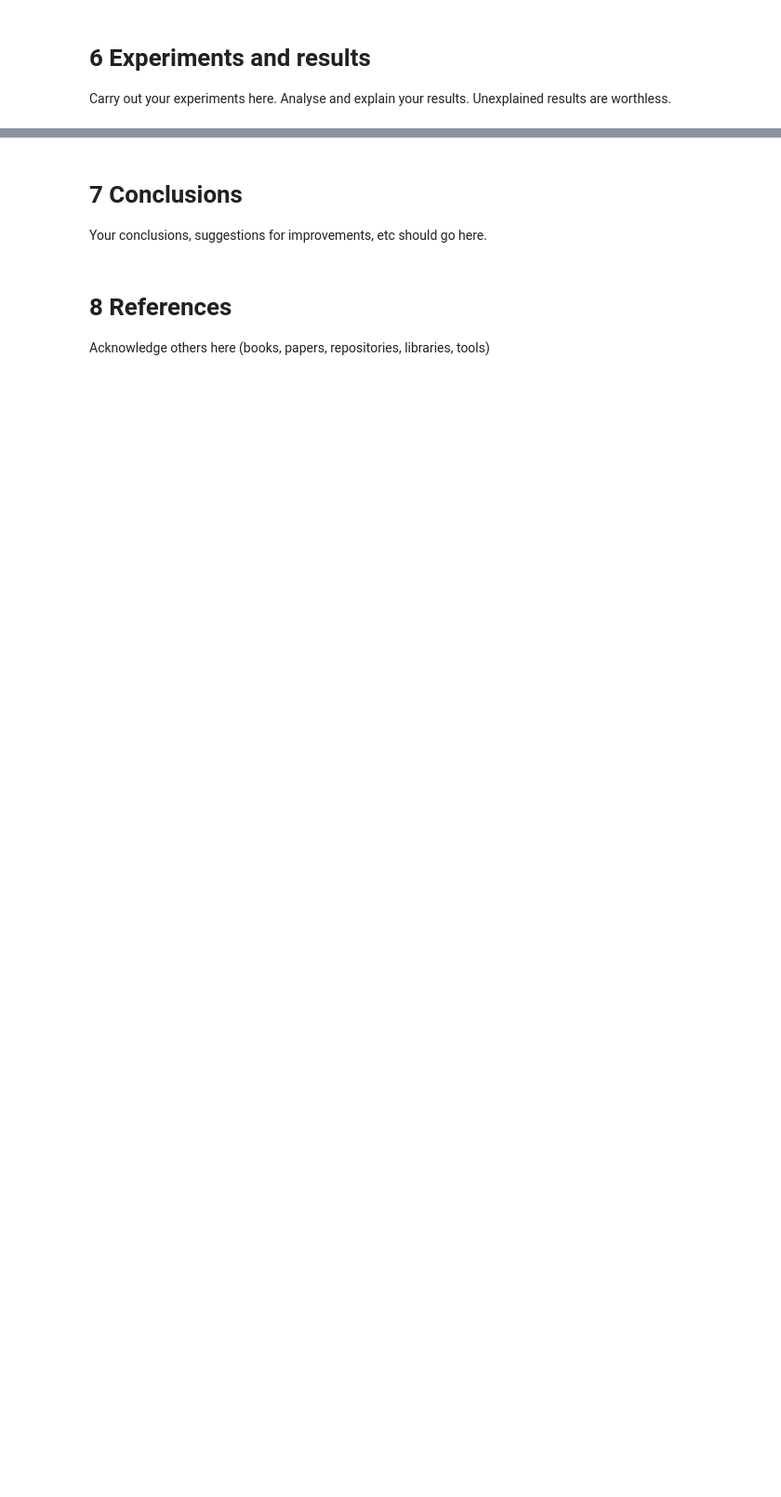
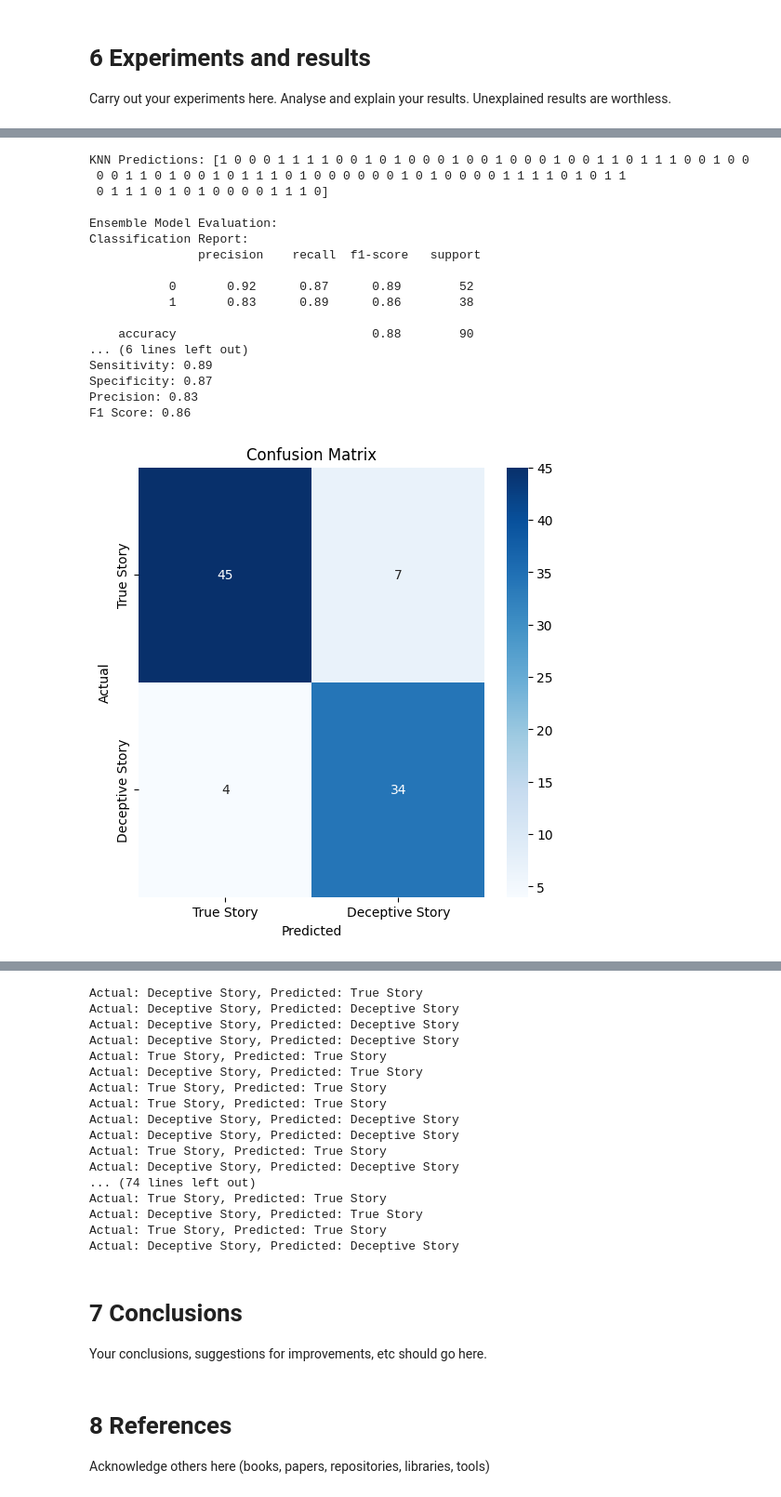
Before and after one commit to CharlesZZY/Truora, a Jupyter notebook: src/CBU5201_miniproject.ipynb, the cells around one changed output, grey strips where cells are left out. Shown at 93% size. Saved outputs shown, nothing was run; the diff lists cells and outputs as text; code cells hidden in the pictures; blank space fills up the shorter version.

```diff
--- a/src/CBU5201_miniproject.ipynb
+++ b/src/CBU5201_miniproject.ipynb
@@ -725,0 +945,24 @@ Actual: Deceptive Story, Predicted: True Story
+# %%
+pipeline.disable_nn()
+pipeline.disable_rf()
+pipeline.enable_knn()
+pipeline.evaluate(label_encoder, X_test, y_test)
+# %% [output]
+KNN Predictions: [1 0 0 0 1 1 1 1 0 0 1 0 1 0 0 0 1 0 0 1 0 0 0 1 0 0 1 1 0 1 1 1 0 0 1 0 0
+ 0 0 1 1 0 1 0 0 1 0 1 1 1 0 1 0 0 0 0 0 0 1 0 1 0 0 0 0 1 1 1 1 0 1 0 1 1
+ 0 1 1 1 0 1 0 1 0 0 0 0 1 1 1 0]
+
+Ensemble Model Evaluation:
+Classification Report:
+               precision    recall  f1-score   support
+
+           0       0.92      0.87      0.89        52
+           1       0.83      0.89      0.86        38
+
+    accuracy                           0.88        90
+... (6 lines left out)
+Sensitivity: 0.89
+Specificity: 0.87
+Precision: 0.83
+F1 Score: 0.86
+[figure, added]
@@ -726,3 +970,20 @@ Actual: Deceptive Story, Predicted: True Story
+Actual: Deceptive Story, Predicted: True Story
+Actual: Deceptive Story, Predicted: Deceptive Story
+Actual: Deceptive Story, Predicted: Deceptive Story
+Actual: Deceptive Story, Predicted: Deceptive Story
+Actual: True Story, Predicted: True Story
+Actual: Deceptive Story, Predicted: True Story
+Actual: True Story, Predicted: True Story
+Actual: True Story, Predicted: True Story
+Actual: Deceptive Story, Predicted: Deceptive Story
+Actual: Deceptive Story, Predicted: Deceptive Story
+Actual: True Story, Predicted: True Story
+Actual: Deceptive Story, Predicted: Deceptive Story
+... (74 lines left out)
+Actual: True Story, Predicted: True Story
+Actual: Deceptive Story, Predicted: True Story
+Actual: True Story, Predicted: True Story
+Actual: Deceptive Story, Predicted: Deceptive Story
 # %% [markdown]
 # 7 Conclusions
 
```
Also changed, not shown: parts of 31 cells of this notebook, 6 other files.
